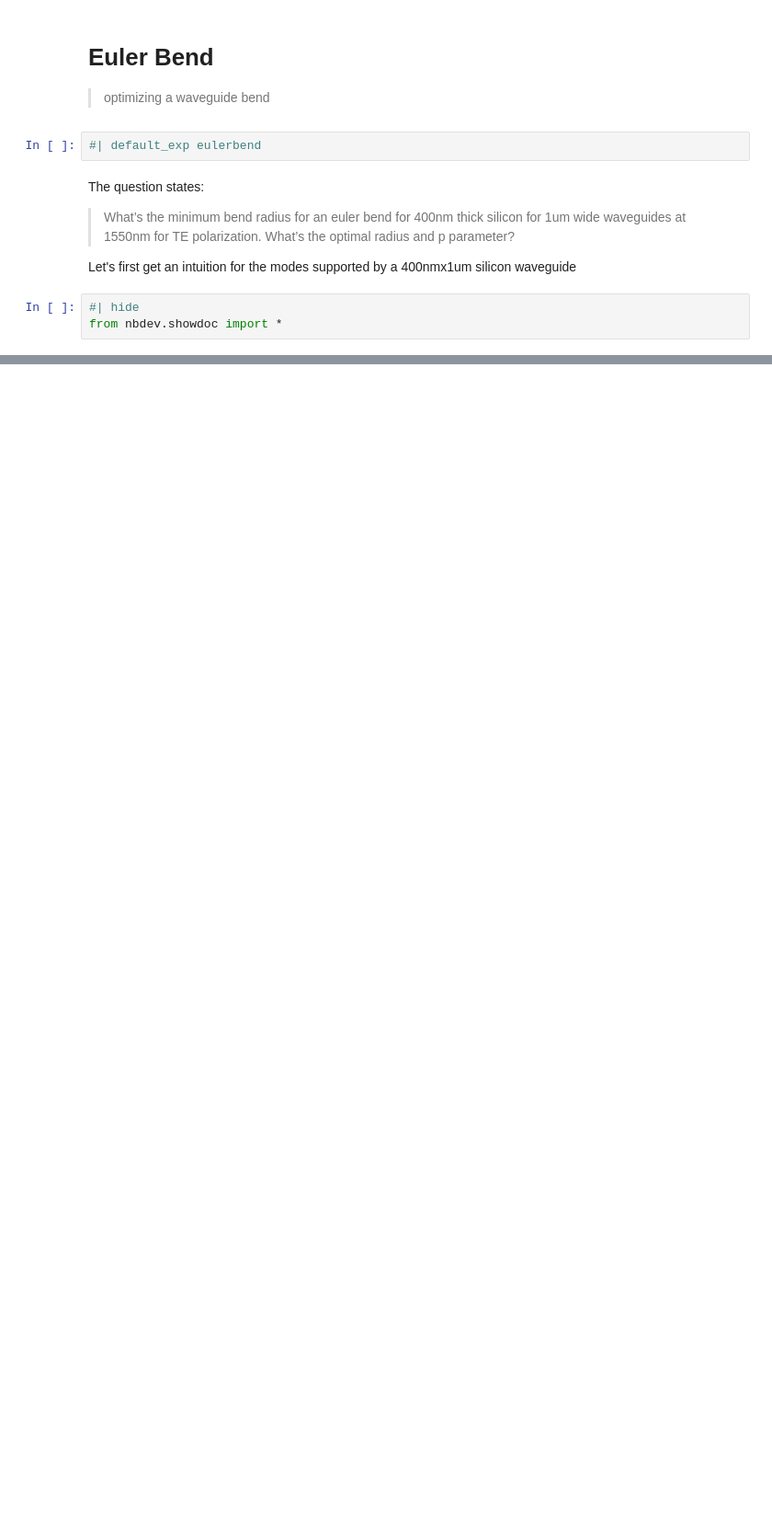
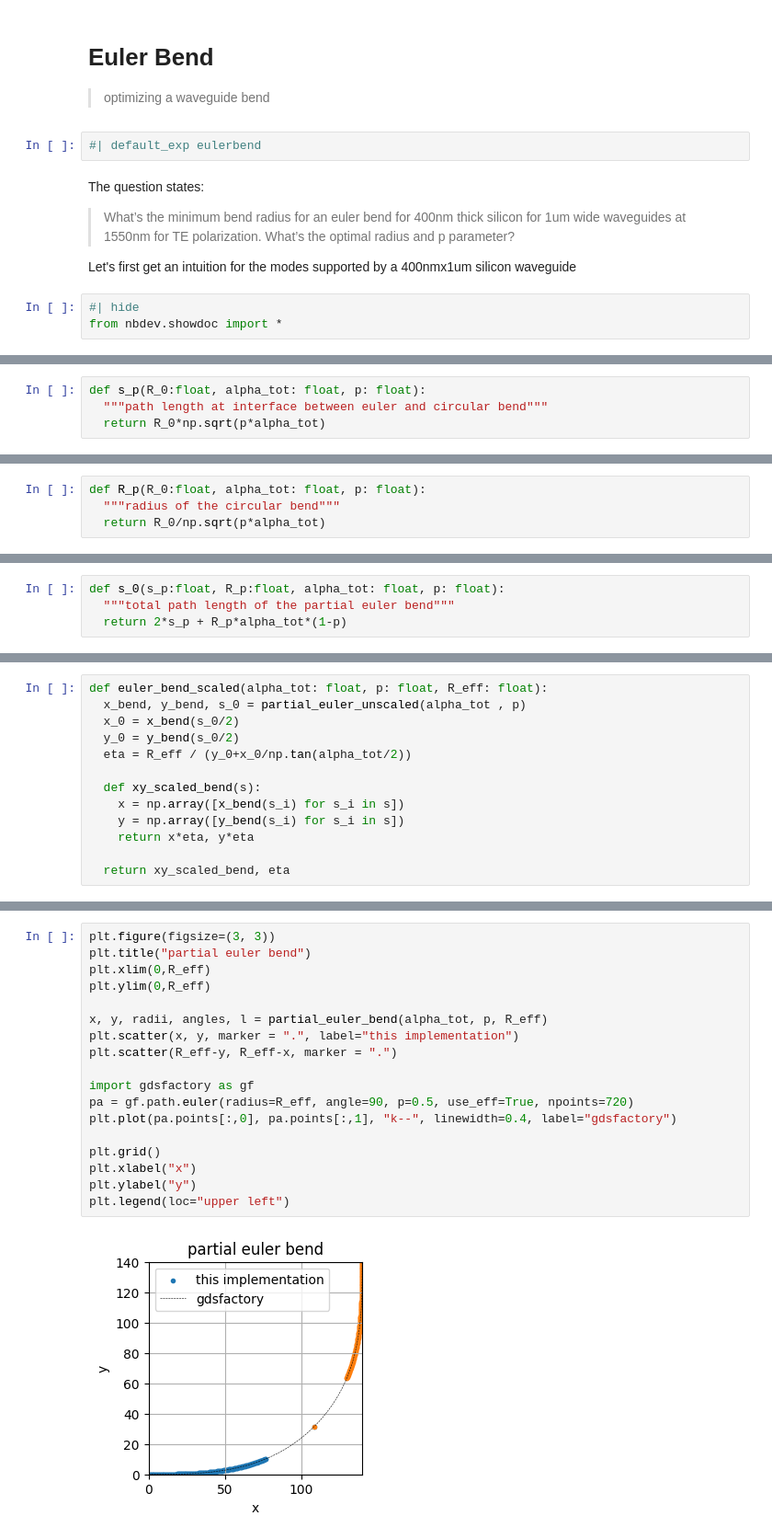
Before and after one commit to jan-david-fischbach/skill-challenge, a Jupyter notebook: nbs/02_eulerbend.ipynb, the cells around one changed output, grey strips where cells are left out. Shown at 92% size. Saved outputs shown, nothing was run; the diff lists cells and outputs as text; blank space fills up the shorter version.

```diff
--- a/nbs/02_eulerbend.ipynb
+++ b/nbs/02_eulerbend.ipynb
@@ -63,0 +112,4 @@ plt.yscale("log")
+# %%
+def s_p(R_0:float, alpha_tot: float, p: float):
+  """path length at interface between euler and circular bend"""
+  return R_0*np.sqrt(p*alpha_tot)
@@ -63,0 +120,4 @@ plt.yscale("log")
+# %%
+def R_p(R_0:float, alpha_tot: float, p: float):
+  """radius of the circular bend"""
+  return R_0/np.sqrt(p*alpha_tot)
@@ -63,0 +126,4 @@ plt.yscale("log")
+# %%
+def s_0(s_p:float, R_p:float, alpha_tot: float, p: float):
+  """total path length of the partial euler bend"""
+  return 2*s_p + R_p*alpha_tot*(1-p)
@@ -63,0 +175,13 @@ plt.yscale("log")
+# %%
+def euler_bend_scaled(alpha_tot: float, p: float, R_eff: float):
+  x_bend, y_bend, s_0 = partial_euler_unscaled(alpha_tot , p)
+  x_0 = x_bend(s_0/2)
+  y_0 = y_bend(s_0/2)
+  eta = R_eff / (y_0+x_0/np.tan(alpha_tot/2))
+
+  def xy_scaled_bend(s):
+    x = np.array([x_bend(s_i) for s_i in s])
+    y = np.array([y_bend(s_i) for s_i in s])
+    return x*eta, y*eta
+
+  return xy_scaled_bend, eta
@@ -63,0 +219,20 @@ plt.yscale("log")
+# %%
+plt.figure(figsize=(3, 3))
+plt.title("partial euler bend")
+plt.xlim(0,R_eff)
+plt.ylim(0,R_eff)
+
+x, y, radii, angles, l = partial_euler_bend(alpha_tot, p, R_eff)
+plt.scatter(x, y, marker = ".", label="this implementation")
+plt.scatter(R_eff-y, R_eff-x, marker = ".")
+
+import gdsfactory as gf
+pa = gf.path.euler(radius=R_eff, angle=90, p=0.5, use_eff=True, npoints=720)
+plt.plot(pa.points[:,0], pa.points[:,1], "k--", linewidth=0.4, label="gdsfactory")
+
+plt.grid()
+plt.xlabel("x")
+plt.ylabel("y")
+plt.legend(loc="upper left")
+# %% [output]
+[figure, added]
```
Also changed, not shown: parts of 51 cells of this notebook, 8 other files.
